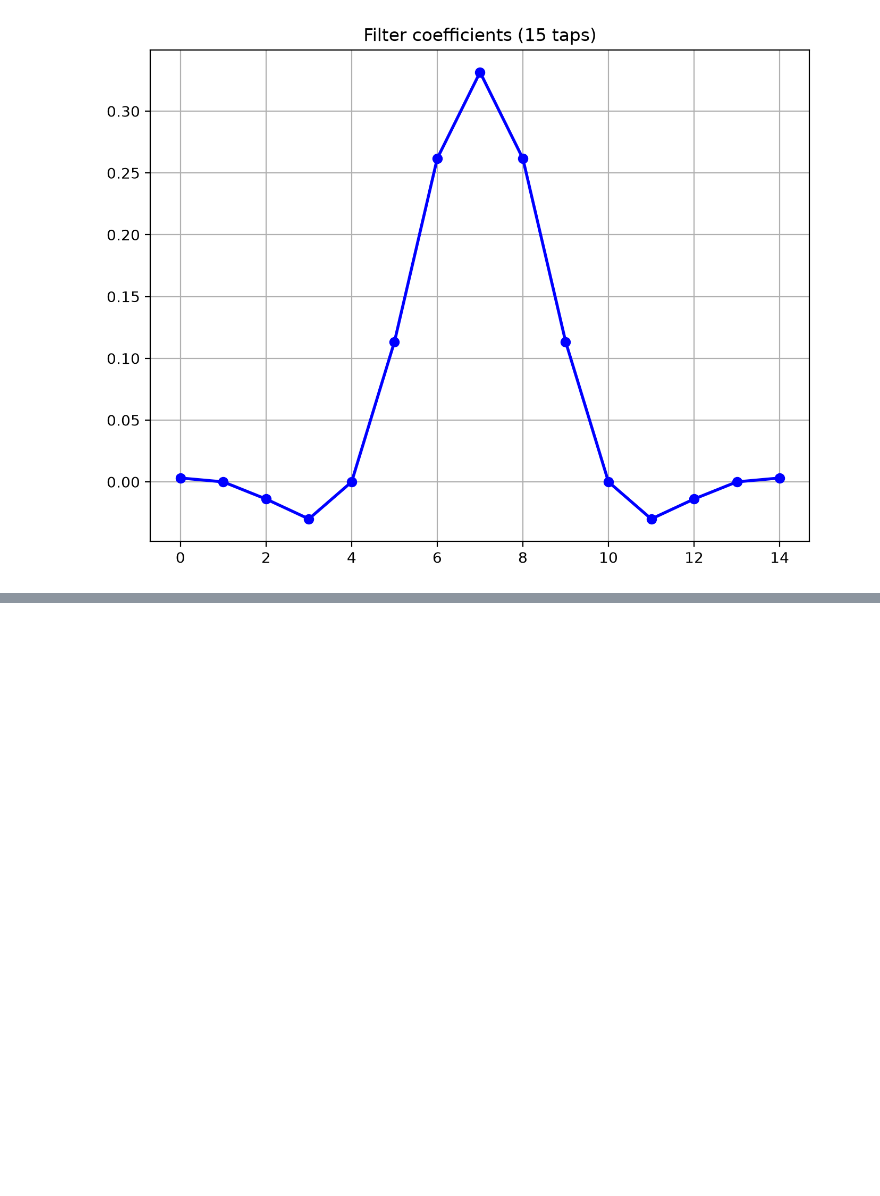
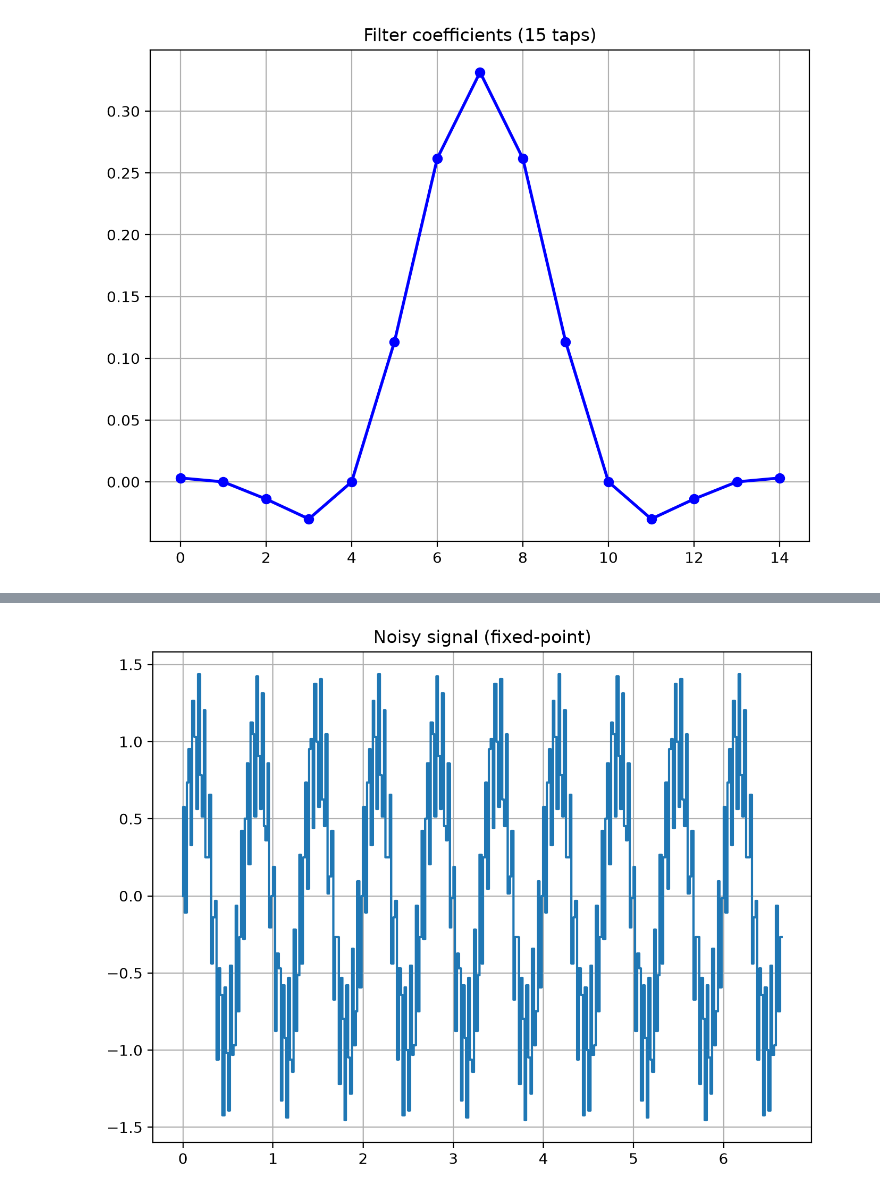
Before and after one commit to estanislaocrivos/advanced-digital-design-course, a Jupyter notebook: lab-02/python/fir/fir.ipynb, the cells around one changed output, grey strips where cells are left out. Cells and saved outputs as stored; diff of their text form; code cells hidden in the pictures; blank space fills up the shorter version.

```diff
--- a/lab-02/python/fir/fir.ipynb
+++ b/lab-02/python/fir/fir.ipynb
@@ -162,0 +165,19 @@ grid(True)
+# %%
+def to_fixed(value, width=8, fract_width=6, round_mode="trunc"):
+    """Snap a float onto the S(width, fract_width) grid."""
+    tmp = DeFixedInt(width, fract_width, roundMode=round_mode)
+    tmp.value = float(value)
+    return tmp.fValue
+
+
+fir_filter_coeffs_fp = [to_fixed(c, width=8, fract_width=6) for c in fir_filter_coeffs]
+
+noisy_signal_fp = [to_fixed(c, width=8, fract_width=6) for c in noisy_signal]
+
+print("Filter coefficients (floating-point):")
+for i, coeff in enumerate(fir_filter_coeffs):
+    print(f"tap {i}: {coeff}")
+
+print("Filter coefficients (fixed-point):")
+for i, coeff in enumerate(fir_filter_coeffs_fp):
+    print(f"tap {i}: {coeff}")
@@ -162,0 +202,11 @@ grid(True)
+# %%
+figure(1, figsize=(8, 6), dpi=200)
+step(
+    t_ms,
+    noisy_signal_fp,
+)
+title("Noisy signal (fixed-point)")
+grid(True)
+show()
+# %% [output]
+[figure, added]
```
Also changed, not shown: parts of 9 cells of this notebook, 9 other files.
